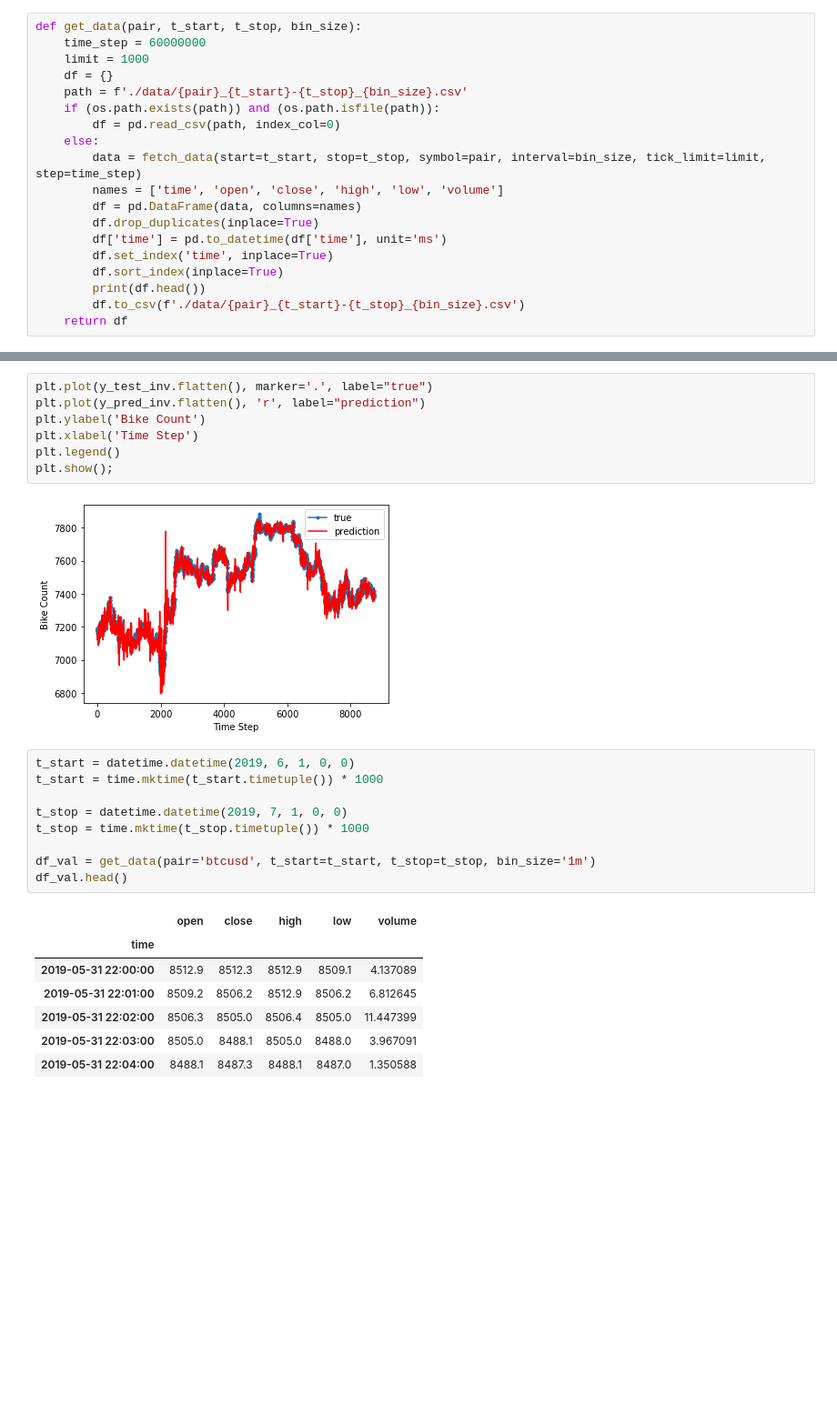
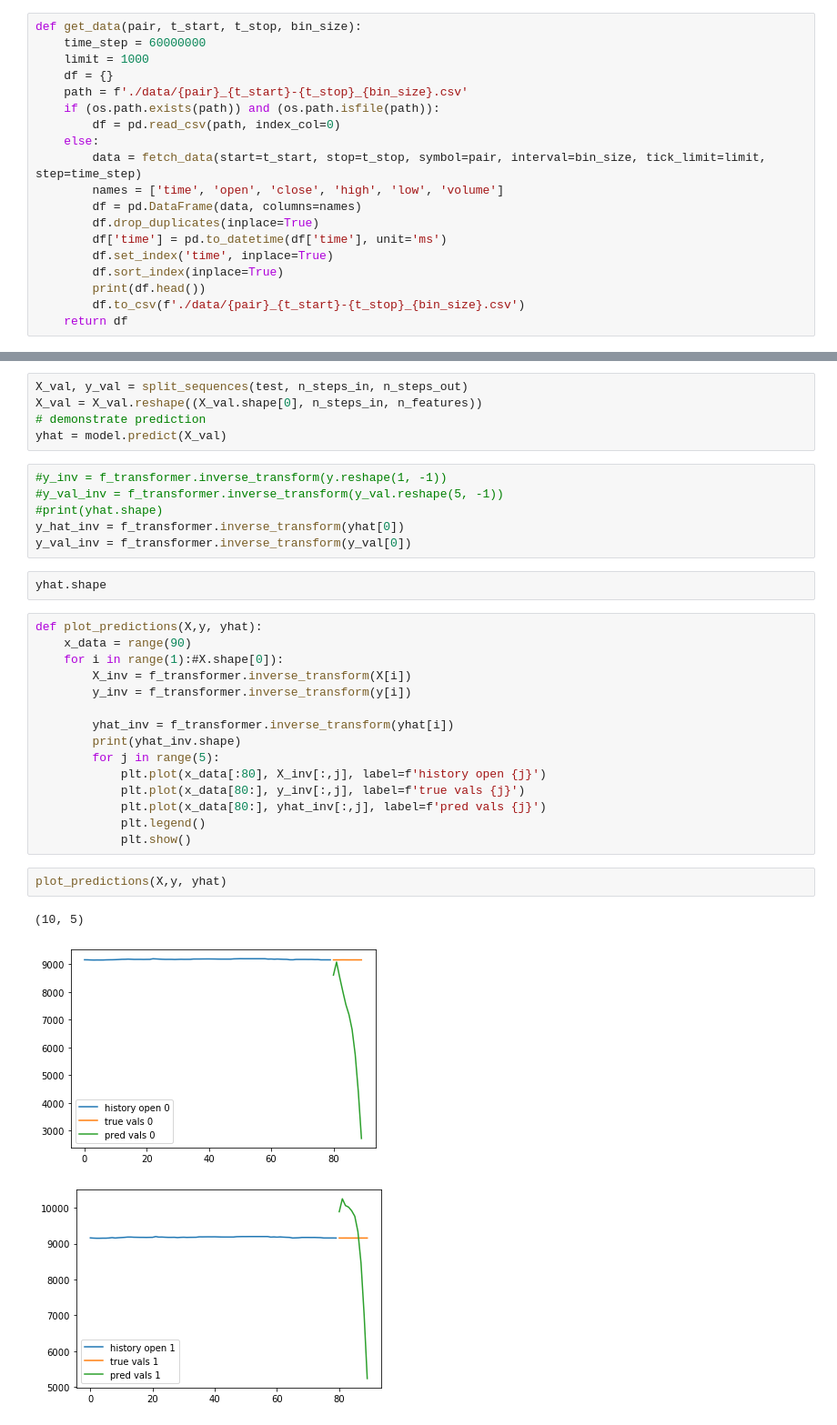
Before and after one commit to xhusar2/CryptoBot, a Jupyter notebook: Model.ipynb, the cells around one changed output, grey strips where cells are left out. Shown at 91% size. Drawn from its saved outputs; the diff is of its cells as text; blank space fills up the shorter version.

Commit message:
update model

```diff
--- a/Model.ipynb
+++ b/Model.ipynb
@@ -174,26 +150,34 @@ plt.show();
-# %%
-plt.plot(y_test_inv.flatten(), marker='.', label="true")
-plt.plot(y_pred_inv.flatten(), 'r', label="prediction")
-plt.ylabel('Bike Count')
-plt.xlabel('Time Step')
-plt.legend()
-plt.show();
-# %% [output]
-[figure, removed]
-# %%
-t_start = datetime.datetime(2019, 6, 1, 0, 0)
-t_start = time.mktime(t_start.timetuple()) * 1000
-
-t_stop = datetime.datetime(2019, 7, 1, 0, 0)
-t_stop = time.mktime(t_stop.timetuple()) * 1000
-
-df_val = get_data(pair='btcusd', t_start=t_start, t_stop=t_stop, bin_size='1m')
-df_val.head()
-# %% [output]
-|  | open | close | high | low | volume |
-| time |  |  |  |  |  |
-| 2019-05-31 22:00:00 | 8512.9 | 8512.3 | 8512.9 | 8509.1 | 4.137089 |
-| 2019-05-31 22:01:00 | 8509.2 | 8506.2 | 8512.9 | 8506.2 | 6.812645 |
-| 2019-05-31 22:02:00 | 8506.3 | 8505.0 | 8506.4 | 8505.0 | 11.447399 |
-| 2019-05-31 22:03:00 | 8505.0 | 8488.1 | 8505.0 | 8488.0 | 3.967091 |
-| 2019-05-31 22:04:00 | 8488.1 | 8487.3 | 8488.1 | 8487.0 | 1.350588 |
+# %%
+X_val, y_val = split_sequences(test, n_steps_in, n_steps_out)
+X_val = X_val.reshape((X_val.shape[0], n_steps_in, n_features))
+# demonstrate prediction
+yhat = model.predict(X_val)
+# %%
+#y_inv = f_transformer.inverse_transform(y.reshape(1, -1))
+#y_val_inv = f_transformer.inverse_transform(y_val.reshape(5, -1))
+#print(yhat.shape)
+y_hat_inv = f_transformer.inverse_transform(yhat[0])
+y_val_inv = f_transformer.inverse_transform(y_val[0])
+# %%
+yhat.shape
+# %%
+def plot_predictions(X,y, yhat):
+    x_data = range(90)
+    for i in range(1):#X.shape[0]):
+        X_inv = f_transformer.inverse_transform(X[i])
+        y_inv = f_transformer.inverse_transform(y[i])
+
+        yhat_inv = f_transformer.inverse_transform(yhat[i])
+        print(yhat_inv.shape)
+        for j in range(5):
+            plt.plot(x_data[:80], X_inv[:,j], label=f'history open {j}')
+            plt.plot(x_data[80:], y_inv[:,j], label=f'true vals {j}')
+            plt.plot(x_data[80:], yhat_inv[:,j], label=f'pred vals {j}')
+            plt.legend()
+            plt.show()
+# %%
+plot_predictions(X,y, yhat)
+# %% [output]
+(10, 5)
+[figure, added]
+[figure, added]
```
Also changed, not shown: parts of 20 cells of this notebook, 3 other files.
